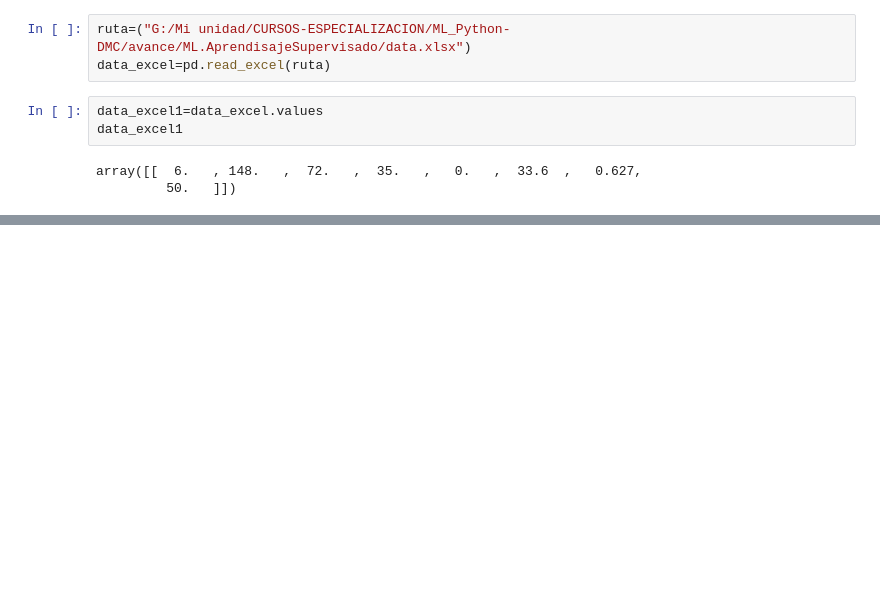
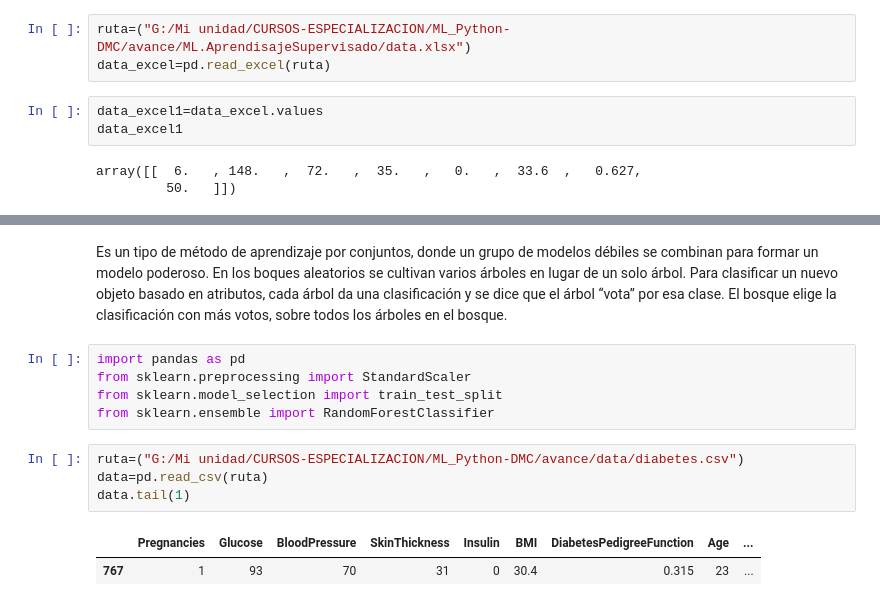
Before and after one commit to cristian-riosh/ML_Libro_de_Ligdi_Gonzalez, a Jupyter notebook: ML_1.ipynb, the cells around one changed output, grey strips where cells are left out. Drawn from its saved outputs; the diff is of its cells as text; blank space fills up the shorter version.

```diff
--- a/ML_1.ipynb
+++ b/ML_1.ipynb
@@ -582,0 +722,20 @@ array([[  6.   , 148.   ,  72.   ,  35.   ,   0.   ,  33.6  ,   0.627,
+# %% [markdown]
+Es un tipo
+de método de aprendizaje por conjuntos, donde un grupo de modelos débiles se
+combinan para formar un modelo poderoso.
+En los boques aleatorios se cultivan varios árboles en lugar de un solo árbol. Para
+clasificar un nuevo objeto basado en atributos, cada árbol da una clasificación y se dice
+que el árbol “vota” por esa clase. El bosque elige la clasificación con más votos, sobre
+todos los árboles en el bosque.
+# %%
+import pandas as pd
+from sklearn.preprocessing import StandardScaler
+from sklearn.model_selection import train_test_split
+from sklearn.ensemble import RandomForestClassifier
+# %%
+ruta=("G:/Mi unidad/CURSOS-ESPECIALIZACION/ML_Python-DMC/avance/data/diabetes.csv")
+data=pd.read_csv(ruta)
+data.tail(1)
+# %% [output]
+|  | Pregnancies | Glucose | BloodPressure | SkinThickness | Insulin | BMI | DiabetesPedigreeFunction | Age | ... |
+| 767 | 1 | 93 | 70 | 31 | 0 | 30.4 | 0.315 | 23 | ... |
```
Also changed, not shown: parts of 74 cells of this notebook.
